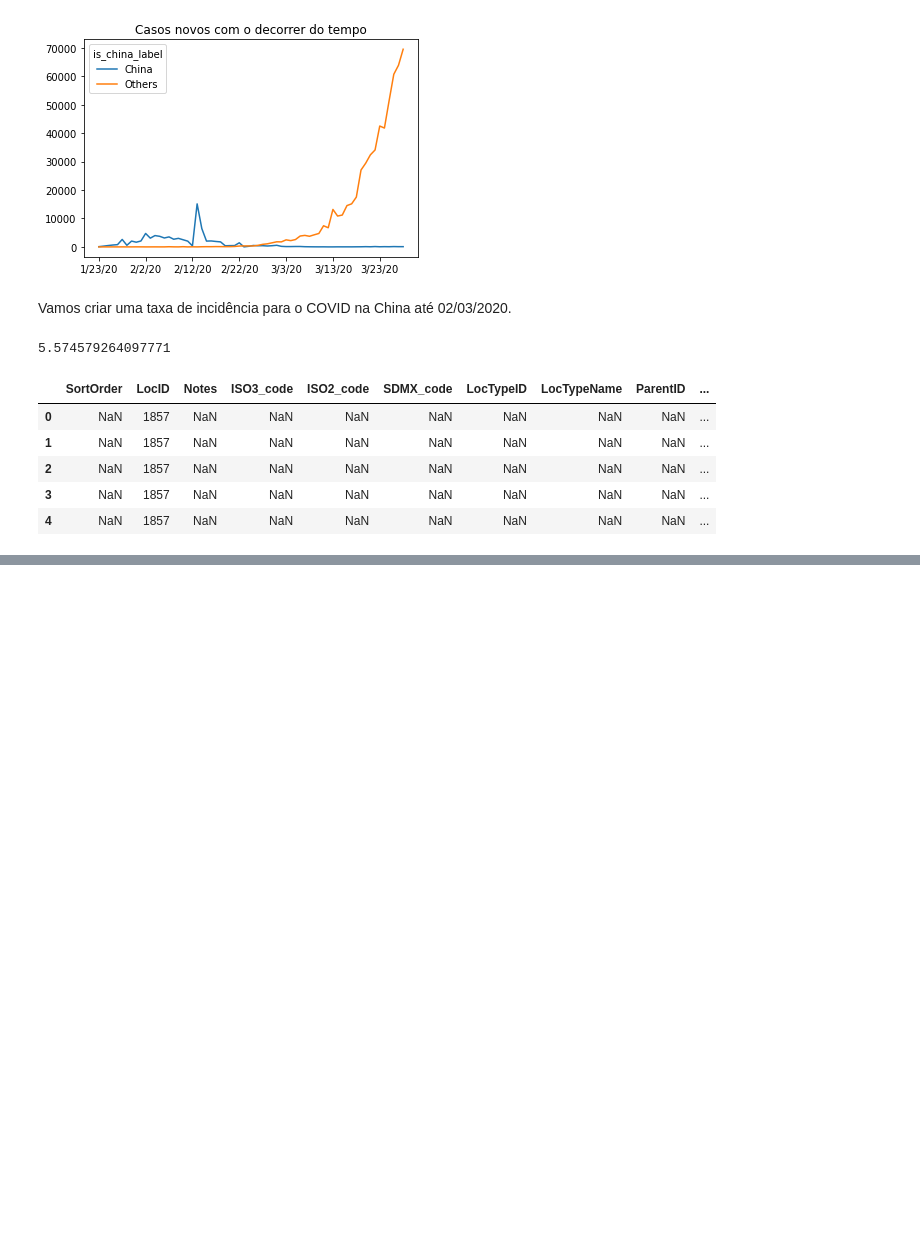
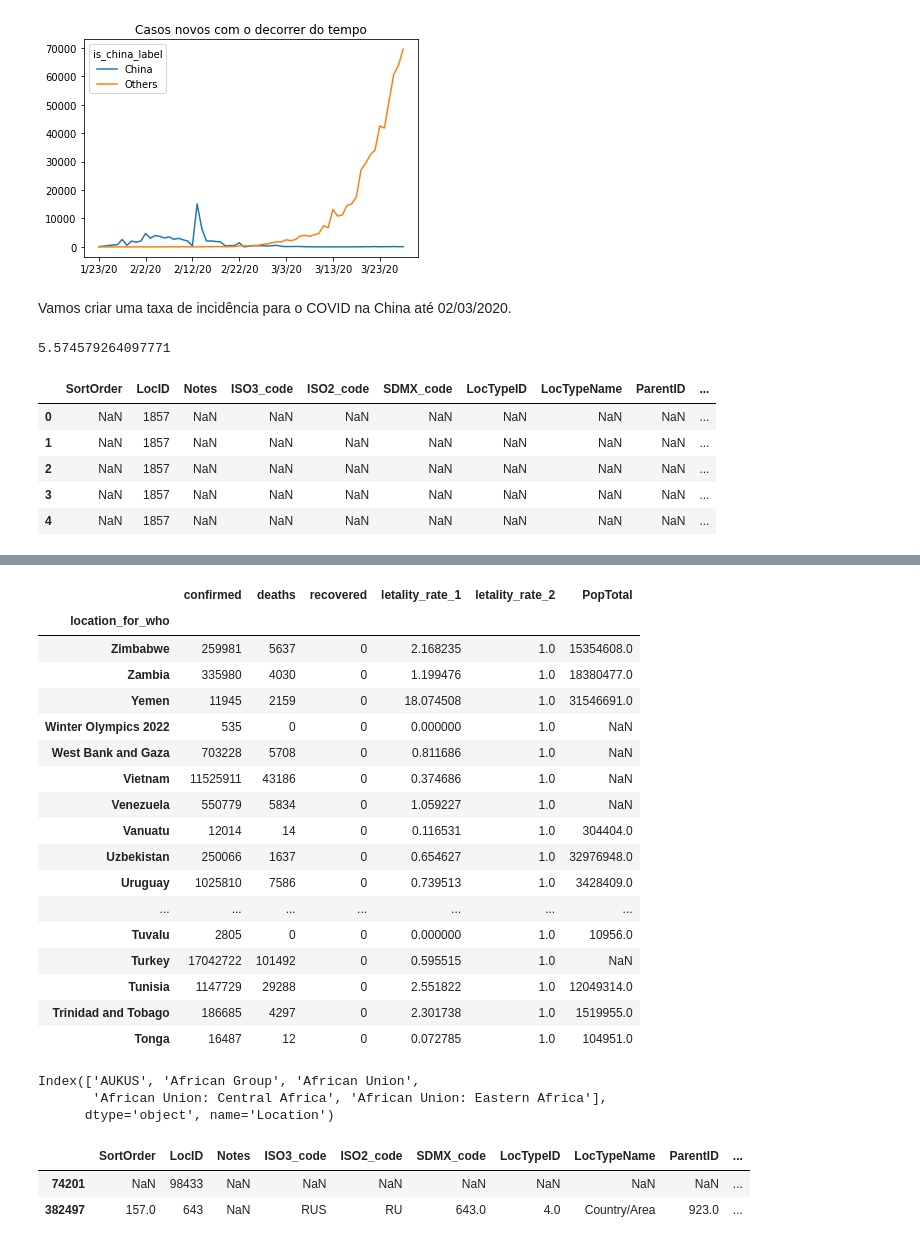
Before and after one commit to muriloWeber/dataScienceAlura, a Jupyter notebook: dataScienceVisualizacaoDeDadosParaSaudeEMedicina/Data_Science_e_Saude.ipynb, the cells around one changed output, grey strips where cells are left out. Drawn from its saved outputs; the diff is of its cells as text; code cells hidden in the pictures; blank space fills up the shorter version.

Commit message:
tratamento de nomes de países para join

```diff
--- a/dataScienceVisualizacaoDeDadosParaSaudeEMedicina/Data_Science_e_Saude.ipynb
+++ b/dataScienceVisualizacaoDeDadosParaSaudeEMedicina/Data_Science_e_Saude.ipynb
@@ -592,7 +592,9 @@ incidence_ratio
 # %% [output]
 5.574579264097771
 # %%
+# subi para o gihub um arquivo da ONU que traz a população mundial em milhares
 un_population = pd.read_csv("https://raw.githubusercontent.com/muriloWeber/dataScienceAlura/main/dataScienceVisualizacaoDeDadosParaSaudeEMedicina/WPP2022_TotalPopulationBySex.csv")
+un_population['PopTotal'] = un_population['PopTotal'] * 1000 # deixando a pop e milhões de habitantes
 un_population.head()
 # %% [output]
 |  | SortOrder | LocID | Notes | ISO3_code | ISO2_code | SDMX_code | LocTypeID | LocTypeName | ParentID | ... |
@@ -603,0 +618,3 @@ un_population.head()
+# %%
+un_population_total = un_population.query('Time == 2019')[['Location', 'PopTotal']].set_index('Location')
+un_population_total.head()
@@ -603,0 +646,36 @@ un_population.head()
+# %%
+combined.join(un_population_total).sort_values('location_for_who', ascending = False).head(20)
+# %% [output]
+|  | confirmed | deaths | recovered | letality_rate_1 | letality_rate_2 | PopTotal |
+| location_for_who |  |  |  |  |  |  |
+| Zimbabwe | 259981 | 5637 | 0 | 2.168235 | 1.0 | 15354608.0 |
+| Zambia | 335980 | 4030 | 0 | 1.199476 | 1.0 | 18380477.0 |
+| Yemen | 11945 | 2159 | 0 | 18.074508 | 1.0 | 31546691.0 |
+| Winter Olympics 2022 | 535 | 0 | 0 | 0.000000 | 1.0 | NaN |
+| West Bank and Gaza | 703228 | 5708 | 0 | 0.811686 | 1.0 | NaN |
+| Vietnam | 11525911 | 43186 | 0 | 0.374686 | 1.0 | NaN |
+| Venezuela | 550779 | 5834 | 0 | 1.059227 | 1.0 | NaN |
+| Vanuatu | 12014 | 14 | 0 | 0.116531 | 1.0 | 304404.0 |
+| Uzbekistan | 250066 | 1637 | 0 | 0.654627 | 1.0 | 32976948.0 |
+| Uruguay | 1025810 | 7586 | 0 | 0.739513 | 1.0 | 3428409.0 |
+| ... | ... | ... | ... | ... | ... | ... |
+| Tuvalu | 2805 | 0 | 0 | 0.000000 | 1.0 | 10956.0 |
+| Turkey | 17042722 | 101492 | 0 | 0.595515 | 1.0 | NaN |
+| Tunisia | 1147729 | 29288 | 0 | 2.551822 | 1.0 | 12049314.0 |
+| Trinidad and Tobago | 186685 | 4297 | 0 | 2.301738 | 1.0 | 1519955.0 |
+| Tonga | 16487 | 12 | 0 | 0.072785 | 1.0 | 104951.0 |
+# %%
+un_population_total.index[:5]
+# %% [output]
+Index(['AUKUS', 'African Group', 'African Union',
+       'African Union: Central Africa', 'African Union: Eastern Africa'],
+      dtype='object', name='Location')
+# %%
+def locate(population, country):
+  return population.query(f"Location.str.contains('{country}') and Time==2019", engine = 'python')
+
+locate(un_population, 'Russia')
+# %% [output]
+|  | SortOrder | LocID | Notes | ISO3_code | ISO2_code | SDMX_code | LocTypeID | LocTypeName | ParentID | ... |
+| 74201 | NaN | 98433 | NaN | NaN | NaN | NaN | NaN | NaN | NaN | ... |
+| 382497 | 157.0 | 643 | NaN | RUS | RU | 643.0 | 4.0 | Country/Area | 923.0 | ... |
```
Also changed, not shown: parts of 9 cells of this notebook.
